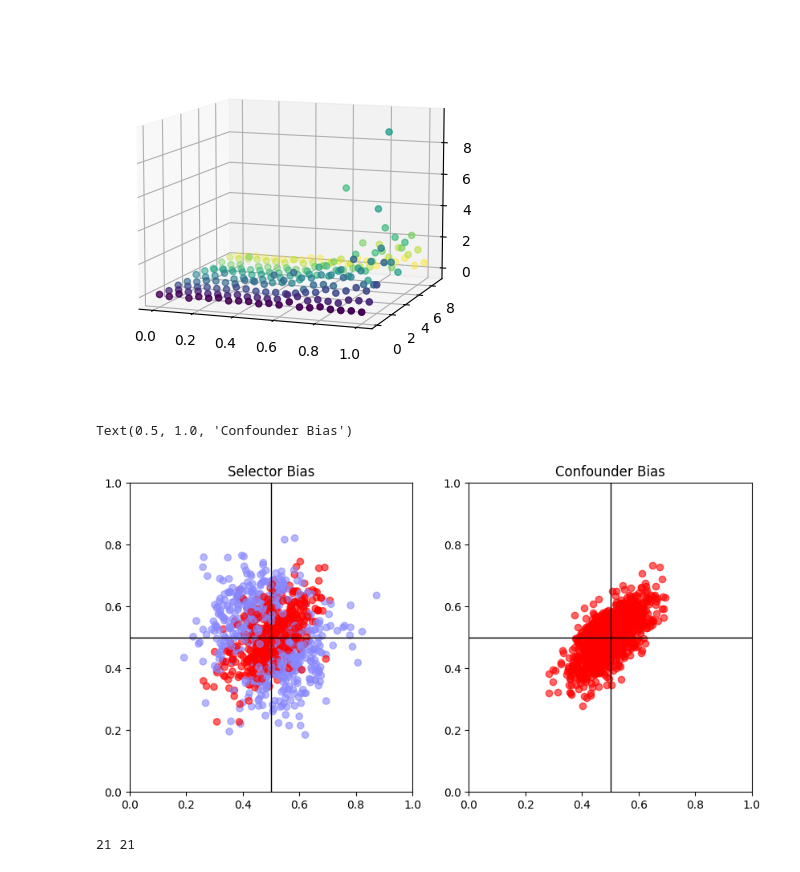
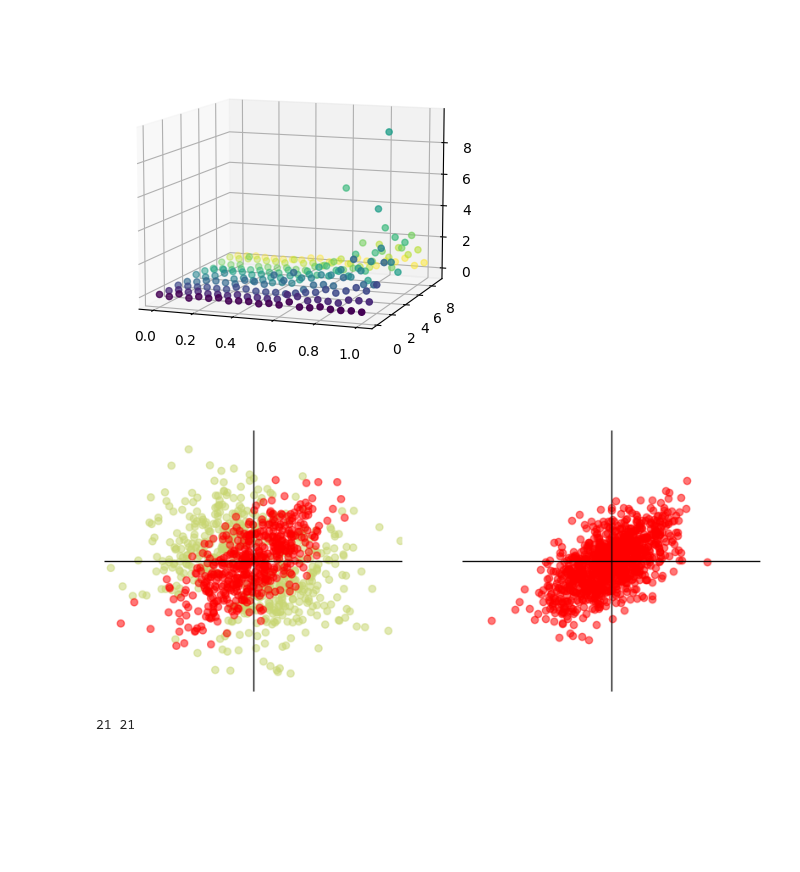
Before and after one commit to lillijo/xai-evaluation-master-thesis, a Jupyter notebook: experiments/pipeline.ipynb, the cells around one changed output. Drawn from its saved outputs; the diff is of its cells as text; code cells hidden in the pictures; blank space fills up the shorter version.

Commit message:
random stuff tried, dataset?

```diff
--- a/experiments/pipeline.ipynb
+++ b/experiments/pipeline.ipynb
@@ -195,34 +187,38 @@ plot_3d(MODEL_ZOO_INFOS_PATH, m_type=lambda x: sum(x["rma_mlc_conv"][0]), bcut=0
 # %%
 w = np.random.normal(0.5, 0.1, 1000)
 s = np.random.normal(0.5, 0.1, 1000)
-colors = ["#88f8", "#f00"]
-sel = np.abs(w - s) < np.random.normal(0.1, 0.07, 1000)
+colors = ["#C8D67288", "#ff000088"]
 
+rho = 0.55
+sel = np.abs(w - s) < np.random.normal(0.1, 0.05, 1000)
+w = np.concatenate((w[np.where(sel == False)], w[np.where(sel == True)]))
+s = np.concatenate((s[np.where(sel == False)], s[np.where(sel == True)]))
+sel = np.concatenate((sel[np.where(sel == False)], sel[np.where(sel == True)]))
+# np.abs(w - s)
 g = np.random.normal(0.5, 0.1, 1000)
-rho = 0.6
 
 wm = rho * g + (1 - rho) * w
 y = rho * g + (1 - rho) * s
 
 
-fig = plt.figure(figsize=(10, 5))
+fig = plt.figure(figsize=(10, 4))
 ax = fig.add_subplot(1, 2, 1)
-ax.set_ylim([0, 1])
-ax.set_xlim([0, 1])
-ax.plot([0, 1], [0.5, 0.5], c="#000", linewidth=1)
-ax.plot([0.5, 0.5], [0, 1], c="#000", linewidth=1)
-ax.scatter(w, s, c=[colors[int(i)] for i in sel], cmap="bwr", alpha=0.6)
-ax.set_title("Selector Bias")
+
+ax.set_ylim([0.15, 0.85])
+ax.set_xlim([0.15, 0.85])
+ax.plot([0.15, 0.85], [0.5, 0.5], c="#000", linewidth=1)
+ax.plot([0.5, 0.5], [0.15, 0.85], c="#000", linewidth=1)
+ax.scatter(w, s, c=[colors[int(i)] for i in sel], cmap="bwr")
+ax.set_axis_off()
 ax2 = fig.add_subplot(1, 2, 2)
-ax2.set_ylim([0, 1])
-ax2.set_xlim([0, 1])
-ax2.plot([0, 1], [0.5, 0.5], c="#000", linewidth=1)
-ax2.plot([0.5, 0.5], [0, 1], c="#000", linewidth=1)
-ax2.scatter(wm, y, cmap="bwr", color="#f00", alpha=0.6)
-ax2.set_title("Confounder Bias")
+ax2.set_ylim([0.15, 0.85])
+ax2.set_xlim([0.15, 0.85])
+ax2.plot([0.15, 0.85], [0.5, 0.5], c="#000", linewidth=1)
+ax2.plot([0.5, 0.5], [0.15, 0.85], c="#000", linewidth=1)
+ax2.scatter(wm, y, cmap="bwr", color="#ff000088")
+ax2.set_axis_off()
 # %% [output]
-Text(0.5, 1.0, 'Confounder Bias')
-[figure, old version]
+[figure, new version]
 # %%
 plot_corr_factors(MODEL_ZOO_INFOS_PATH, m_type="ols", bcut=0.0, num_it=10)
 # %% [output]
```
Also changed, not shown: parts of 5 cells of this notebook, 5 other files.
